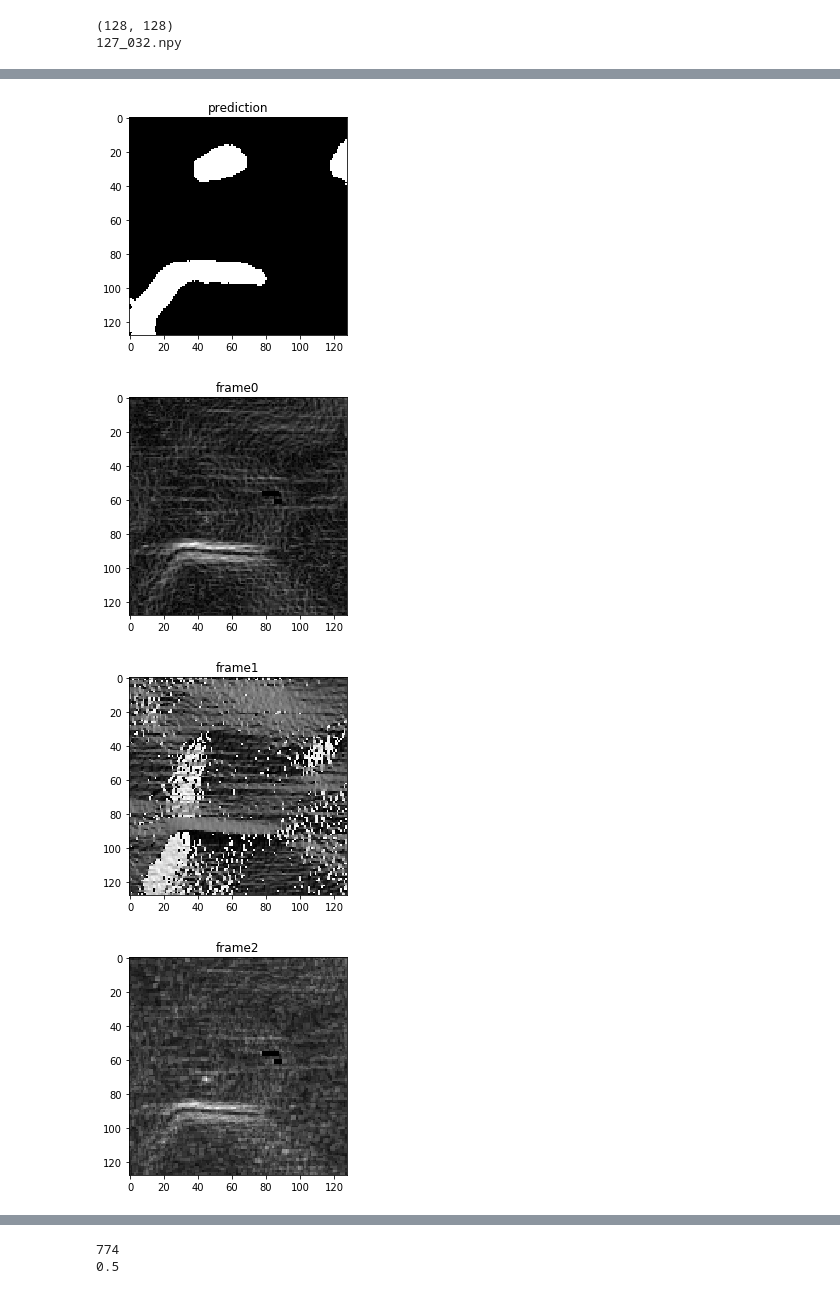
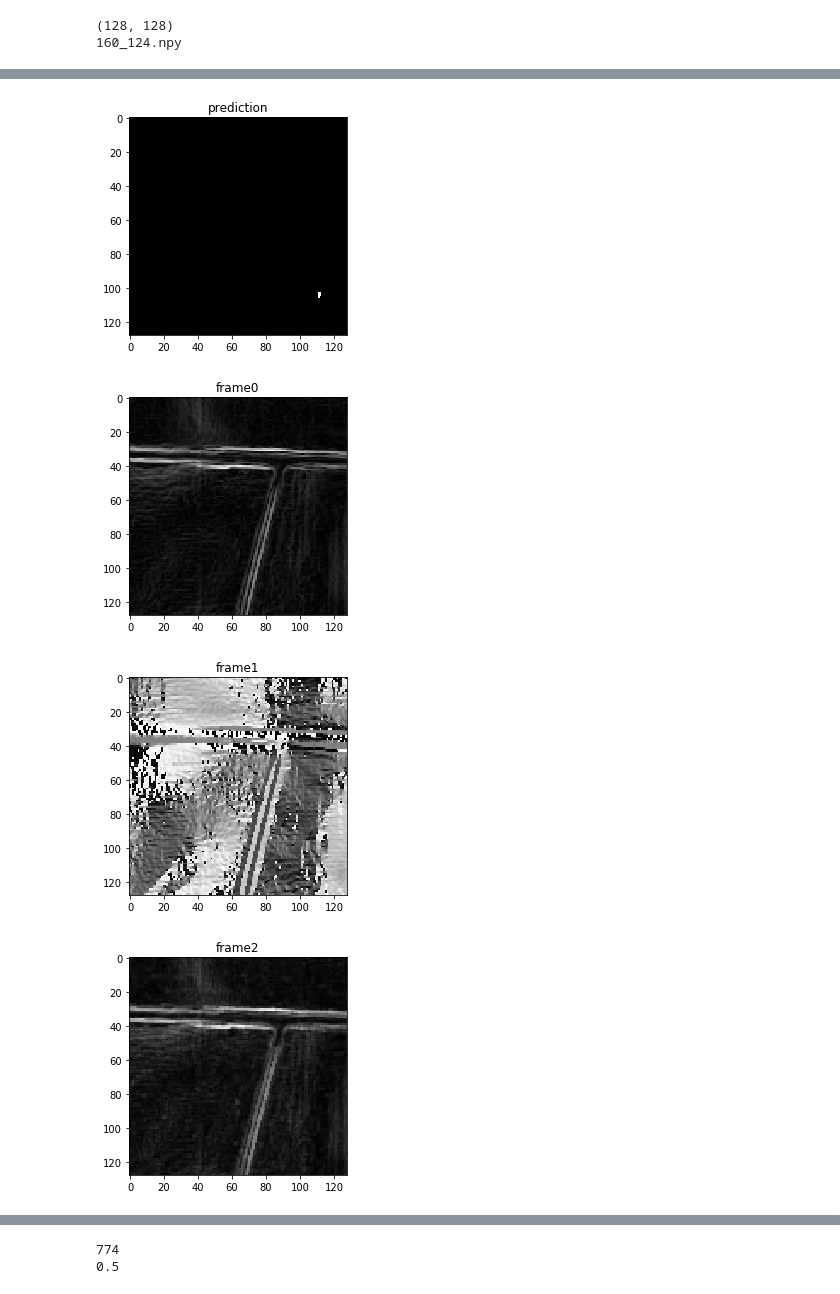
Before and after one commit to Chen-Yifan/DEM_segmentation, a Jupyter notebook: notebook/vis.ipynb, the cells around one changed output, grey strips where cells are left out. Drawn from its saved outputs; the diff is of its cells as text; code cells hidden in the pictures.

Commit message:
renorm

```diff
--- a/notebook/vis.ipynb
+++ b/notebook/vis.ipynb
@@ -1,8 +1,8 @@
 # %%
 import os
-results_dir = '/home/yifanc3/results/7.2/128overlap10m_300w_unetAdal_60ep_c5/1/weights.38-3.42-0.55-iou53.18-results' # iou = 69%
-test_mask_dir = '/home/yifanc3/results/7.2/128overlap10m_300w_unetAdal_60ep_c5/1/mask'
-test_frame_dir = '/home/yifanc3/results/7.2/128overlap10m_300w_unetAdal_60ep_c5/1/frame'
+results_dir = '/home/yifanc3/results/7.5/128overlap_300w_unetAdal_60ep_5m6b_noshuffle_renorm/1/weights.45-2.16-0.59-iou61.51-results' # iou = 69%
+test_mask_dir = '/home/yifanc3/results/7.5/128overlap_300w_unetAdal_60ep_5m6b_noshuffle_renorm/1/mask'
+test_frame_dir = '/home/yifanc3/results/7.5/128overlap_300w_unetAdal_60ep_5m6b_noshuffle_renorm/1/frame'
 # plot_dir = '/home/yifanc3/segmentation_v2/DEM_segmentation/'
 
 
@@ -64,9 +65,9 @@ def vis(i):
 
     plt.show()
 # %%
-vis(237
+vis(1
 
    )
 # %% [output]
 (128, 128)
-127_032.npy
+160_124.npy
@@ -74,4 +75,4 @@ vis(237
-[figure, old version]
+[figure, new version]
-[figure, old version]
+[figure, new version]
-[figure, old version]
+[figure, new version]
-[figure, old version]
+[figure, new version]
```
Also changed, not shown: parts of 3 cells of this notebook, 11 other files.
